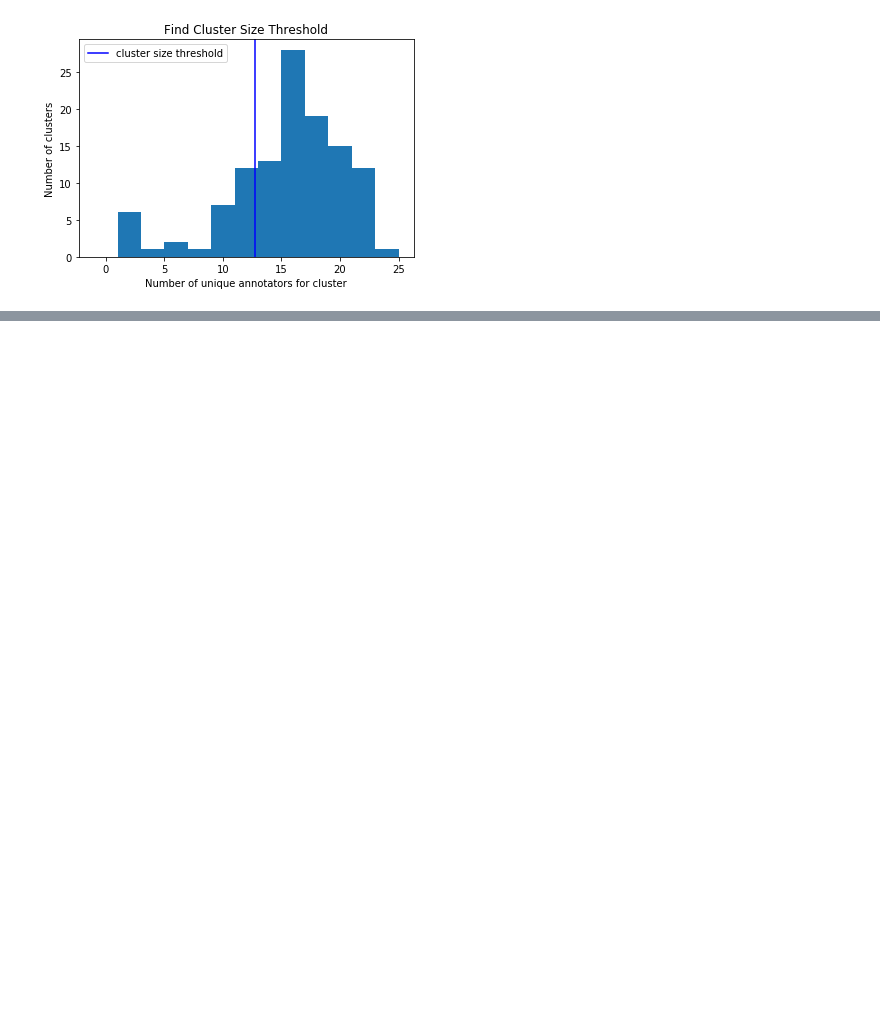
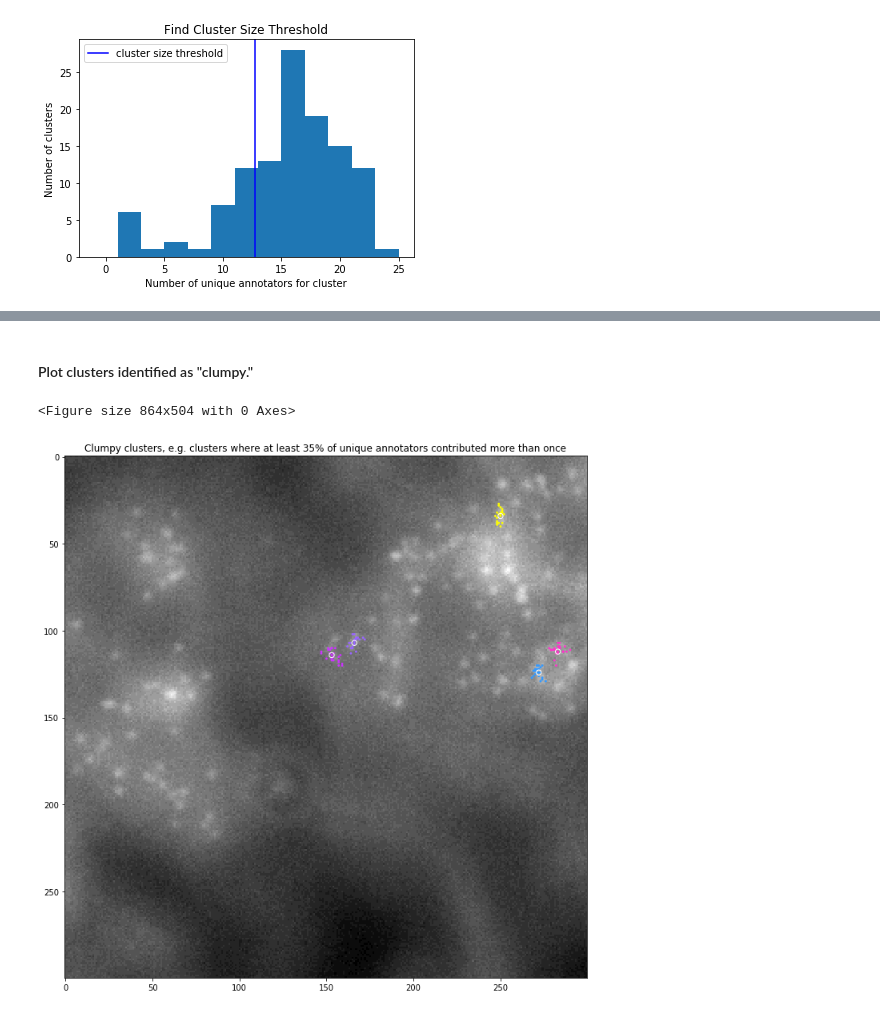
Before and after one commit to czbiohub-sf/instapipeline, a Jupyter notebook: Annotation/demo_SpotAnnotationAnalysis.ipynb, the cells around one changed output, grey strips where cells are left out. Cells and saved outputs as stored; diff of their text form; code cells hidden in the pictures; blank space fills up the shorter version.

```diff
--- a/Annotation/demo_SpotAnnotationAnalysis.ipynb
+++ b/Annotation/demo_SpotAnnotationAnalysis.ipynb
@@ -120,0 +162,10 @@ sa.visualize_clusters(large_clusters, show_workers, show_centroids, worker_marke
+# %% [markdown]
+#### Plot clusters identified as "clumpy."
+# %%
+show_workers = True
+show_centroids = True
+plot_title = 'Clumpy clusters, e.g. clusters where at least ' + str(math.floor(100*(1-clumpiness_threshold))) + '% of unique annotators contributed more than once'
+sa.visualize_clusters(clumpy_clusters, show_workers, show_centroids, show_ref_points, worker_marker_size, cluster_marker_size, ref_marker_size, csv_filepath, img_filepath, img_height, x_bounds, y_bounds, plot_title, bigger_window_size)
+# %% [output]
+<Figure size 864x504 with 0 Axes>
+[figure, added]
```
Also changed, not shown: parts of 31 cells of this notebook, 1 other file.
